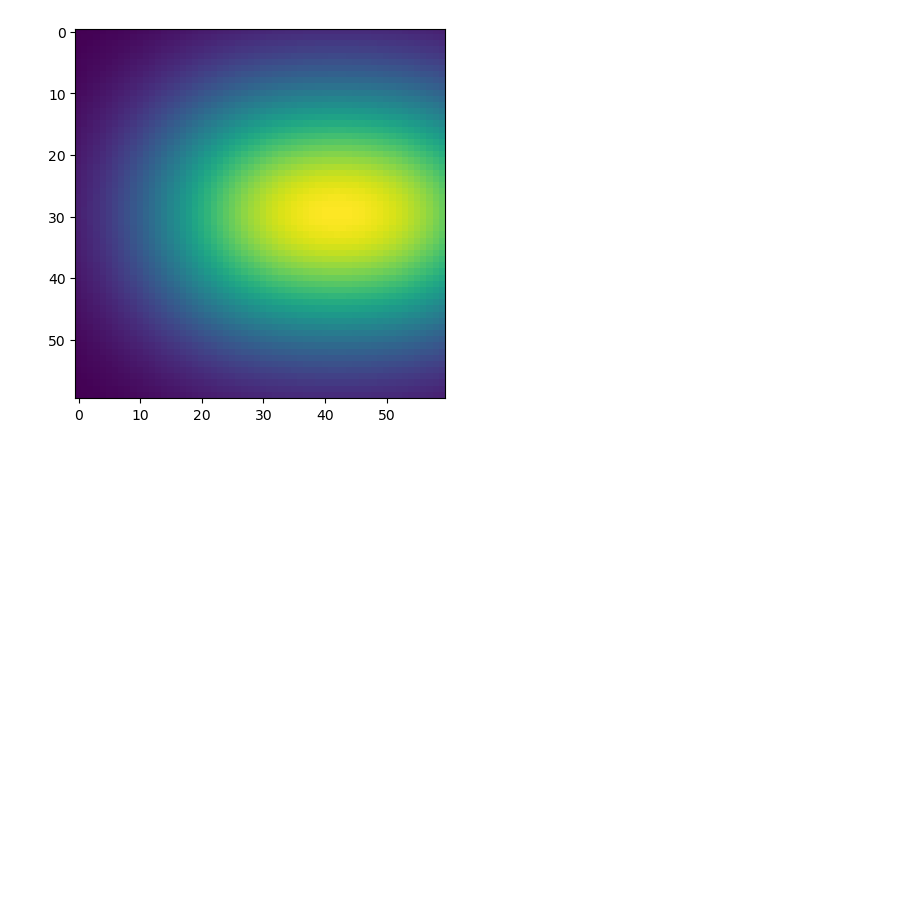
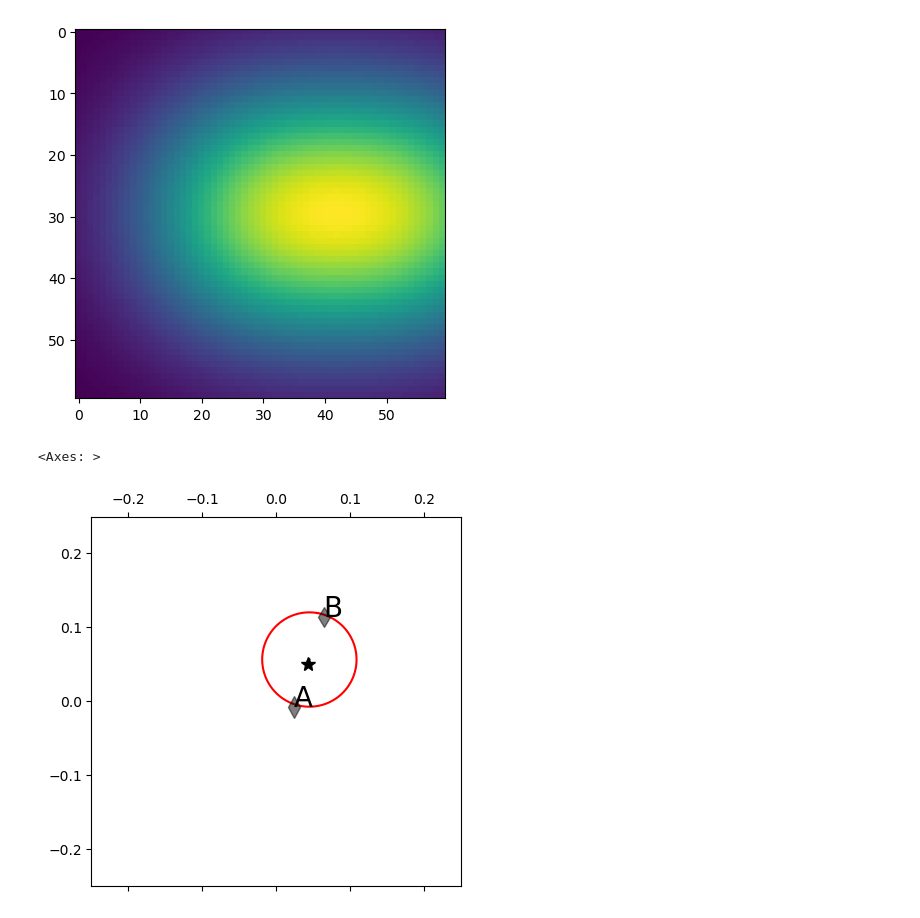
Before and after one commit to MeloDi-23/lenstronomy-image-mock, a Jupyter notebook: micro-lensing.ipynb, the cells around one changed output. Saved outputs shown, nothing was run; the diff lists cells and outputs as text; code cells hidden in the pictures; blank space fills up the shorter version.

Commit message:
update lens solver

```diff
--- a/micro-lensing.ipynb
+++ b/micro-lensing.ipynb
@@ -181,11 +193,11 @@ Solution found for region 0 with required precision at iteration 1
 # %%
 pointSource = PointSource(
     point_source_type_list=point_source_model_list, lens_model=lens, fixed_magnification_list=[True],
-    kwargs_lens_eqn_solver={'search_window': -x0*2, 'precision_limit': 1e-10, 'min_distance': deltaPix/10})
-# kwargs_lens = [{'theta_E': 0.06382052310385468, 'center_x': 0.04477179191557566, 'center_y': 0.05656043420416472}]
-# kwargs_ps = [{'ra_source': 0.04279115499166293, 'dec_source': 0.050618523432426524, 'source_amp': 100}]
-kwargs_lens = [{'theta_E': theta_E, 'center_x': 0.008698220099428666, 'center_y': 0.13141776783747605}]
-kwargs_ps = [{'ra_source': 0.009358432407399576, 'dec_source': 0.12547585706573786, 'source_amp': 100}]
+    kwargs_lens_eqn_solver={'search_window': -x0*2, 'precision_limit': 1e-10, 'min_distance': deltaPix/100})
+kwargs_lens = [{'theta_E': 0.06382052310385468, 'center_x': 0.04477179191557566, 'center_y': 0.05656043420416472}]
+kwargs_ps = [{'ra_source': 0.04279115499166293, 'dec_source': 0.050618523432426524, 'source_amp': 100}]
+# kwargs_lens = [{'theta_E': theta_E, 'center_x': 0.008698220099428666, 'center_y': 0.13141776783747605}]
+# kwargs_ps = [{'ra_source': 0.009358432407399576, 'dec_source': 0.12547585706573786, 'source_amp': 100}]
 
 pointSource.image_position(kwargs_ps, kwargs_lens)
 # %% [output]
@@ -201,0 +216,7 @@ plt.imshow(im)
+# %%
+fig = plt.figure()
+ax = fig.add_subplot(111)
+lens_model_plot(ax, lens, kwargs_lens, 500, 1e-3, 0.04279115499166293, 0.050618523432426524, True, with_caustics=True)
+# %% [output]
+<Axes: >
+[figure, added]
```
Also changed, not shown: parts of 7 cells of this notebook, 9 other files.
